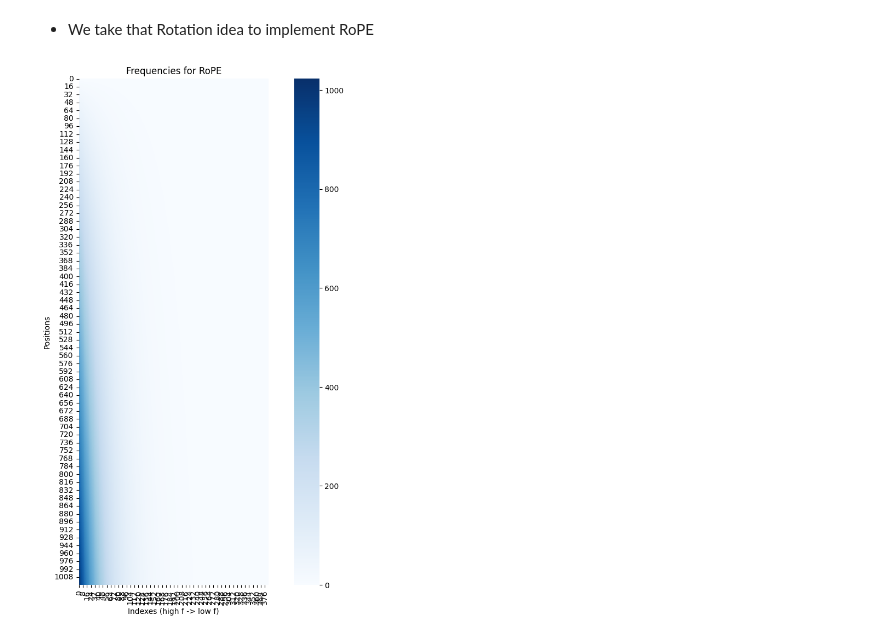
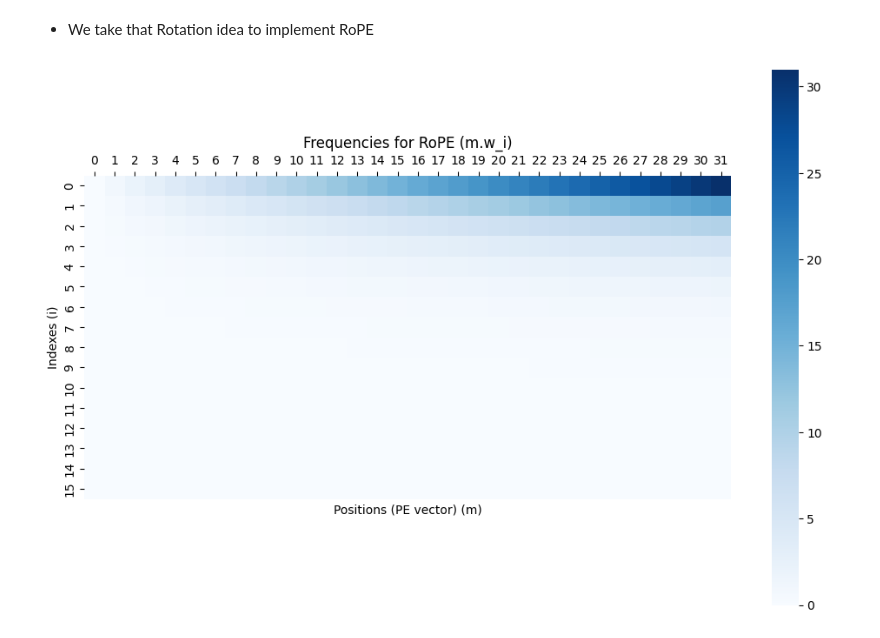
Before and after one commit to samitha278/CoreLlama, a Jupyter notebook: positional_encoding_methods.ipynb, the cells around one changed output. Cells and saved outputs as stored; diff of their text form; code cells hidden in the pictures.

```diff
--- a/positional_encoding_methods.ipynb
+++ b/positional_encoding_methods.ipynb
@@ -522,8 +522,8 @@ This linear transformation property allows the model to easily learn relative po
 # %% [markdown]
 - We take that Rotation idea to implement RoPE
 # %%
-max_len = 1024
-d_model = 768
+max_len = 32
+d_model = 32
 
 pos = torch.arange(0,max_len).unsqueeze(1)
 
@@ -532,11 +532,14 @@ w_i = torch.pow(10000.0,(-2*indexes)/d_model)
 
 m_w = pos * w_i
 # %%
-plt.figure(figsize=(12, 12))
-sns.heatmap(m_w.numpy(), cmap='Blues',square=True)
-plt.title(f'Frequencies for RoPE')
-plt.xlabel('Indexes (high f -> low f)')
-plt.ylabel('Positions')
+plt.figure(figsize=(12, 8))
+sns.heatmap(m_w.T.numpy(), cmap='Blues',square=True)
+plt.title(f'Frequencies for RoPE (m.w_i)')
+plt.ylabel('Indexes (i)')
+plt.xlabel('Positions (PE vector) (m)')
 plt.show()
+
+plt.rcParams['xtick.bottom'] = plt.rcParams['xtick.labelbottom'] = False
+plt.rcParams['xtick.top'] = plt.rcParams['xtick.labeltop'] = True
 # %% [output]
-[figure, old version]
+[figure, new version]
```
Also changed, not shown: parts of 2 cells of this notebook.
